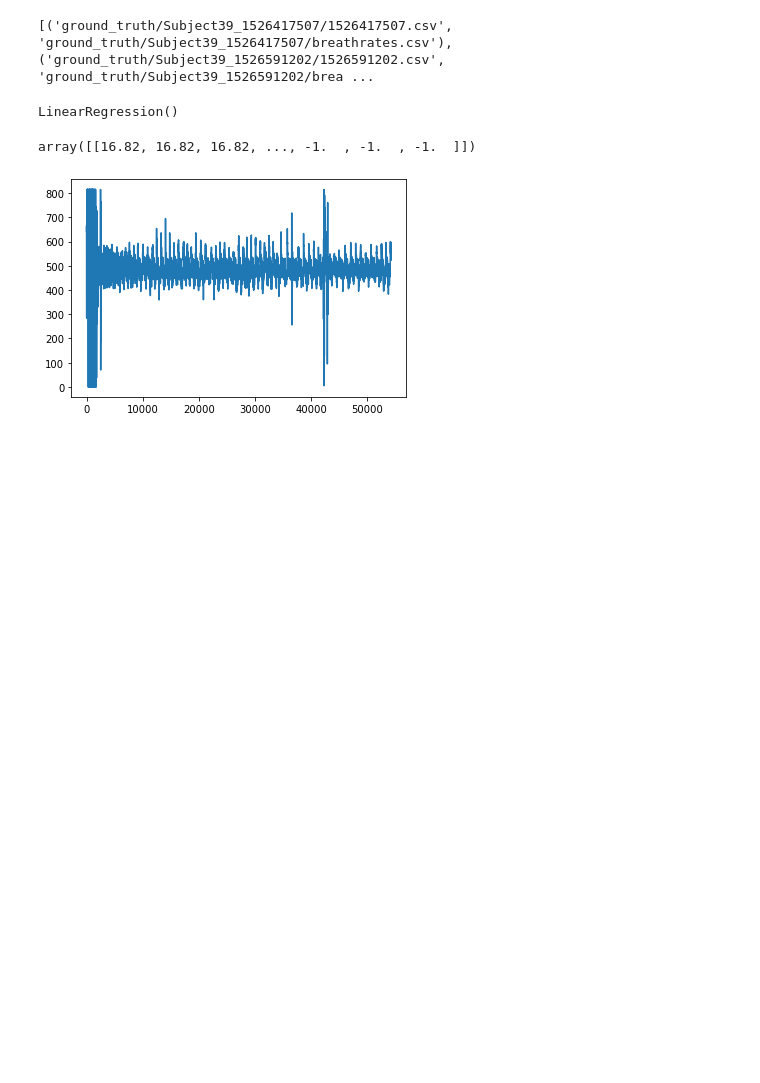
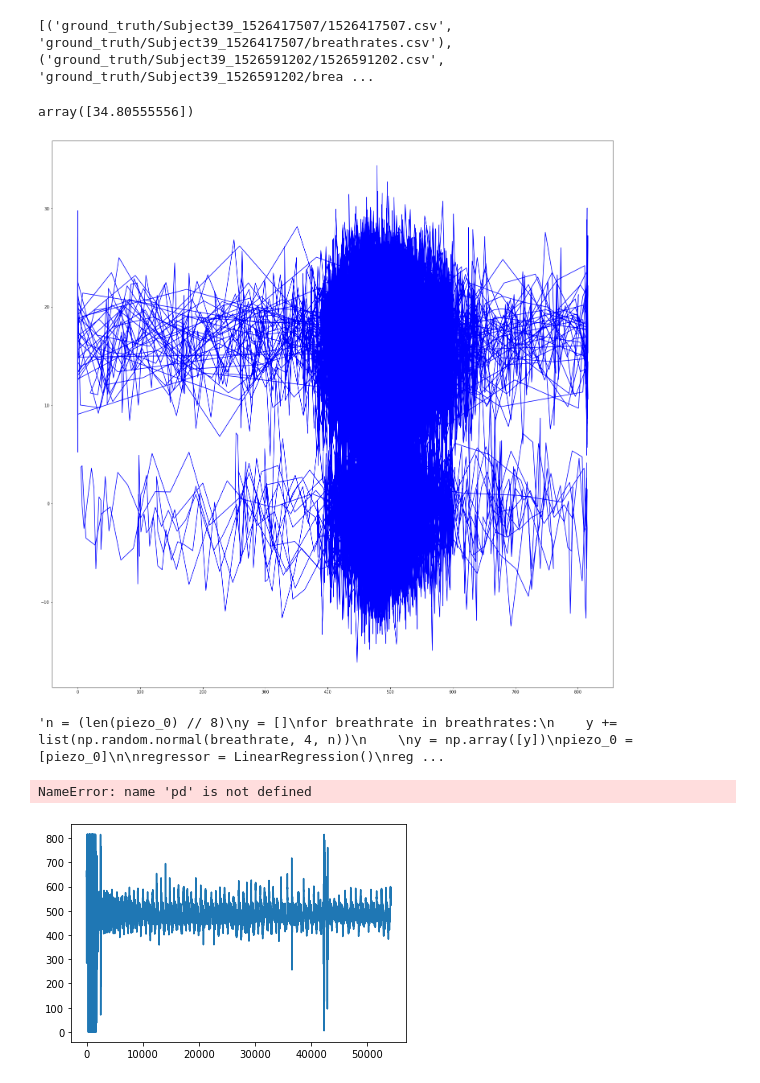
Before and after one commit to somesh2002/Dozee-BCG, a Jupyter notebook: Main.ipynb, the cells around one changed output. Cells and saved outputs as stored; diff of their text form; code cells hidden in the pictures; blank space fills up the shorter version.

Commit message:
Plot

```diff
--- a/Main.ipynb
+++ b/Main.ipynb
@@ -62,28 +70,60 @@ print(file_paths)
+# %%
+saved_model = pickle.load(open(filename, 'rb'))
+saved_model.predict(np.array([[9]]))
+# %% [output]
+array([34.80555556])
+# %%
+interval = 6780
+X = []
+y = []
+
+for X_file, y_file in file_paths:
+    piezo_vals = pd.read_csv(X_file, header = None).iloc[:, 0:].values
+    breathrates = pd.read_csv(y_file, header = None).iloc[:, 1].values
+
+    X += list(piezo_vals)
+    for breathrate in breathrates:
+        y += list(np.random.normal(breathrate, 4, interval))
+
+X = np.array(X)
+y = np.array(y)
+
+regressor = LinearRegression()
+regressor.fit(piezo_0, y)
 # %%
-piezo_0 = pd.read_csv(file_paths[0][0], header = None)[0].values
-breathrates = pd.read_csv(file_paths[0][1], header = None)[1].values
+piezo_0 = pd.read_csv(file_paths[0][0], header = None).iloc[:, 0:].values
+breathrates = pd.read_csv(file_paths[0][1], header = None).iloc[:, 1].values
 
-n = (len(piezo_0) // 8)
+interval = 6780
 y = []
 for breathrate in breathrates:
-    y += [breathrate] * n
+    y += list(np.random.normal(breathrate, 4, interval))
+
+f = plt.figure()
+f.set_figwidth(25)
+f.set_figheight(25)
+plt.plot(piezo_0, np.array(y), color = "blue")
+plt.show()
+
+"""n = (len(piezo_0) // 8)
+y = []
+for breathrate in breathrates:
+    y += list(np.random.normal(breathrate, 4, n))
 
 y = np.array([y])
 piezo_0 = [piezo_0]
-#piezo_0.reshape(-1, 1)
-#y.reshape(-1, 1)
 
 regressor = LinearRegression()
-regressor.fit(piezo_0, y)
+regressor.fit(piezo_0, y)"""
 # %% [output]
+[figure, added]
-LinearRegression()
+'n = (len(piezo_0) // 8)\ny = []\nfor breathrate in breathrates:\n    y += list(np.random.normal(breathrate, 4, n))\n    \ny = np.array([y])\npiezo_0 = [piezo_0]\n\nregressor = LinearRegression()\nreg ...
 # %%
-#file = "ground_truth/Subject39_1526417507/breathrates.csv"
 piezo_1 = pd.read_csv(file_paths[1][0], header = None)[0].values
 piezo_1 = [piezo_1]
 regressor.predict(piezo_1)
 # %% [output]
-array([[16.82, 16.82, 16.82, ..., -1.  , -1.  , -1.  ]])
+NameError: name 'pd' is not defined
 # %%
 for file_path in file_paths:
     piezo_readings = pd.read_csv(file_path[0], header = None)[0].values
```
Also changed, not shown: parts of 3 cells of this notebook, 1 other file.
